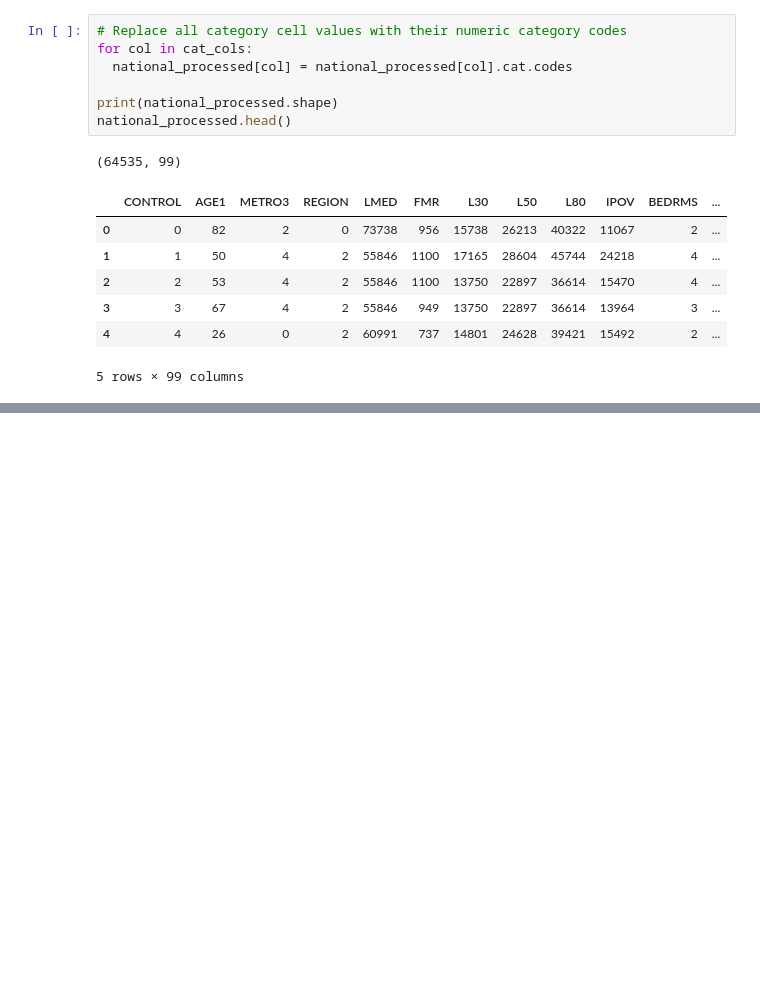
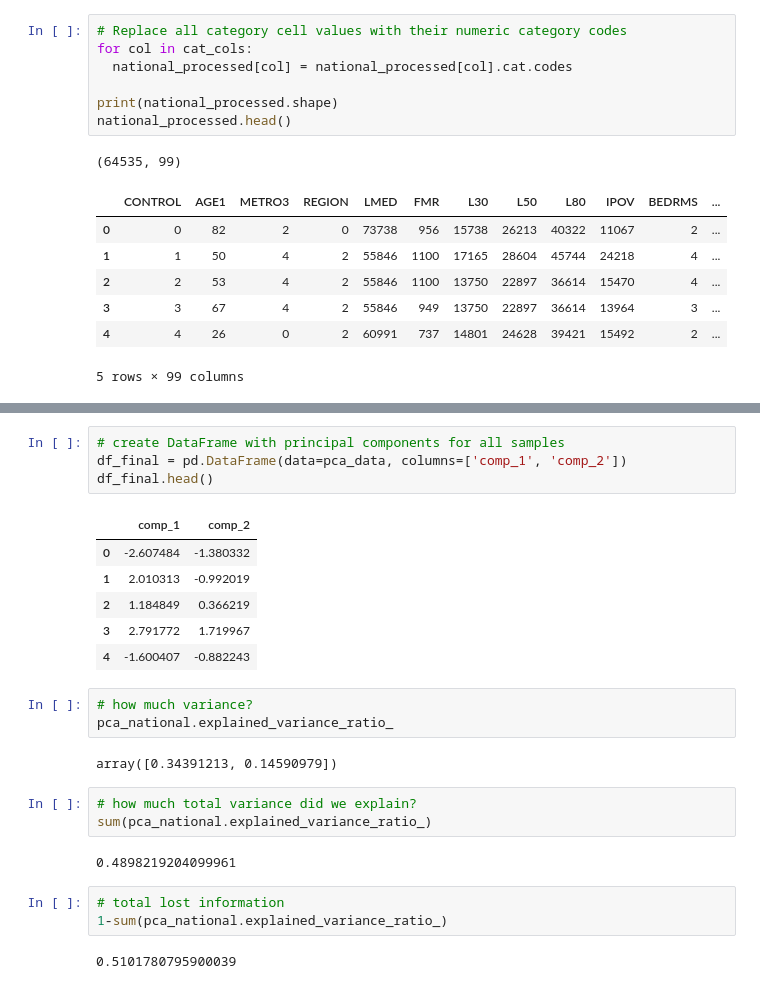
Before and after one commit to jjs5609/DS-Unit-1-Sprint-3-Linear-Algebra, a Jupyter notebook: module3-dimensionality-reduction/LS_DS_133_High_Dimensional_Data_Assignment.ipynb, the cells around one changed output, grey strips where cells are left out. Saved outputs shown, nothing was run; the diff lists cells and outputs as text; blank space fills up the shorter version.

```diff
--- a/module3-dimensionality-reduction/LS_DS_133_High_Dimensional_Data_Assignment.ipynb
+++ b/module3-dimensionality-reduction/LS_DS_133_High_Dimensional_Data_Assignment.ipynb
@@ -441,0 +500,26 @@ Length: 99, dtype: object
+# %%
+# create DataFrame with principal components for all samples
+df_final = pd.DataFrame(data=pca_data, columns=['comp_1', 'comp_2'])
+df_final.head()
+# %% [output]
+|  | comp_1 | comp_2 |
+| 0 | -2.607484 | -1.380332 |
+| 1 | 2.010313 | -0.992019 |
+| 2 | 1.184849 | 0.366219 |
+| 3 | 2.791772 | 1.719967 |
+| 4 | -1.600407 | -0.882243 |
+# %%
+# how much variance?
+pca_national.explained_variance_ratio_
+# %% [output]
+array([0.34391213, 0.14590979])
+# %%
+# how much total variance did we explain?
+sum(pca_national.explained_variance_ratio_)
+# %% [output]
+0.4898219204099961
+# %%
+# total lost information
+1-sum(pca_national.explained_variance_ratio_)
+# %% [output]
+0.5101780795900039
```
Also changed, not shown: parts of 21 cells of this notebook.
